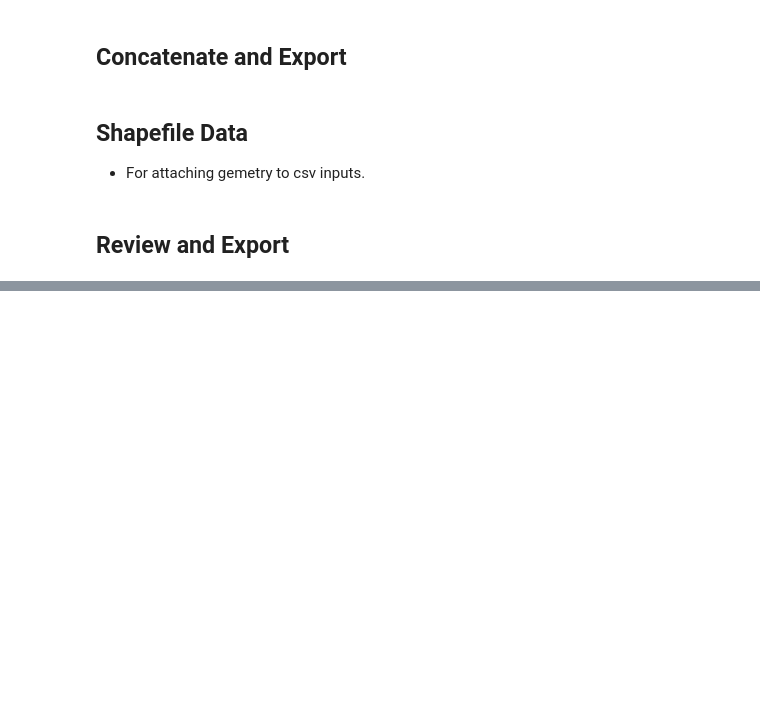
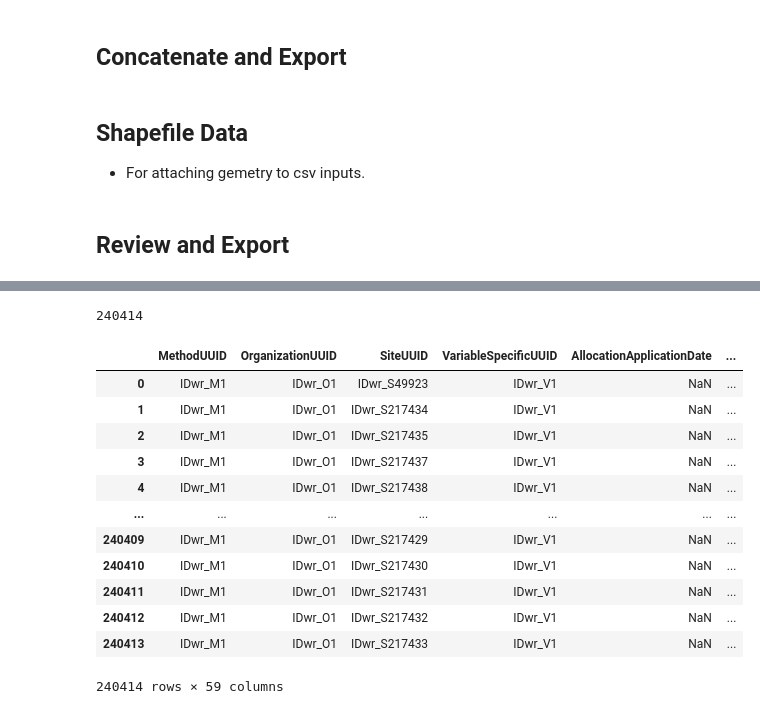
Before and after one commit to WSWCWaterDataExchange/MappingStatesDataToWaDE2.0, a Jupyter notebook: Idaho/WaterAllocation/0_PreProcessIdahoAllocationData.ipynb, the cells around one changed output, grey strips where cells are left out. Drawn from its saved outputs; the diff is of its cells as text; code cells hidden in the pictures; blank space fills up the shorter version.

Commit message:
IDwr update.
IDwr update. quick fixes.

```diff
--- a/Idaho/WaterAllocation/0_PreProcessIdahoAllocationData.ipynb
+++ b/Idaho/WaterAllocation/0_PreProcessIdahoAllocationData.ipynb
@@ -397,0 +360,6 @@ dfPoUshape.to_csv('P_idGeometry.csv', index=False) # The output geometry.
+# %%
+#allocation data
+fileInput = "waterallocations.csv"
+dfallow = pd.read_csv(fileInput)
+print(len(dfallow))
+dfallow.head()
@@ -397,0 +374,4 @@ dfPoUshape.to_csv('P_idGeometry.csv', index=False) # The output geometry.
+# %%
+dfallow = dfallow.assign(SiteUUID=dfallow['SiteUUID'].str.split(',')).explode('SiteUUID').reset_index(drop=True)
+print(len(dfallow))
+dfallow.head()
@@ -397,0 +386,21 @@ dfPoUshape.to_csv('P_idGeometry.csv', index=False) # The output geometry.
+# %%
+fileInput = "sites.csv"
+dfsites = pd.read_csv(fileInput)
+dfallow = pd.merge(dfallow, dfsites, on='SiteUUID', how='left')
+print(len(dfallow))
+dfallow
+# %% [output]
+240414
+|  | MethodUUID | OrganizationUUID | SiteUUID | VariableSpecificUUID | AllocationApplicationDate | ... |
+| 0 | IDwr_M1 | IDwr_O1 | IDwr_S49923 | IDwr_V1 | NaN | ... |
+| 1 | IDwr_M1 | IDwr_O1 | IDwr_S217434 | IDwr_V1 | NaN | ... |
+| 2 | IDwr_M1 | IDwr_O1 | IDwr_S217435 | IDwr_V1 | NaN | ... |
+| 3 | IDwr_M1 | IDwr_O1 | IDwr_S217437 | IDwr_V1 | NaN | ... |
+| 4 | IDwr_M1 | IDwr_O1 | IDwr_S217438 | IDwr_V1 | NaN | ... |
+| ... | ... | ... | ... | ... | ... | ... |
+| 240409 | IDwr_M1 | IDwr_O1 | IDwr_S217429 | IDwr_V1 | NaN | ... |
+| 240410 | IDwr_M1 | IDwr_O1 | IDwr_S217430 | IDwr_V1 | NaN | ... |
+| 240411 | IDwr_M1 | IDwr_O1 | IDwr_S217431 | IDwr_V1 | NaN | ... |
+| 240412 | IDwr_M1 | IDwr_O1 | IDwr_S217432 | IDwr_V1 | NaN | ... |
+| 240413 | IDwr_M1 | IDwr_O1 | IDwr_S217433 | IDwr_V1 | NaN | ... |
+240414 rows × 59 columns
```
Also changed, not shown: parts of 7 cells of this notebook, 2 other files.
